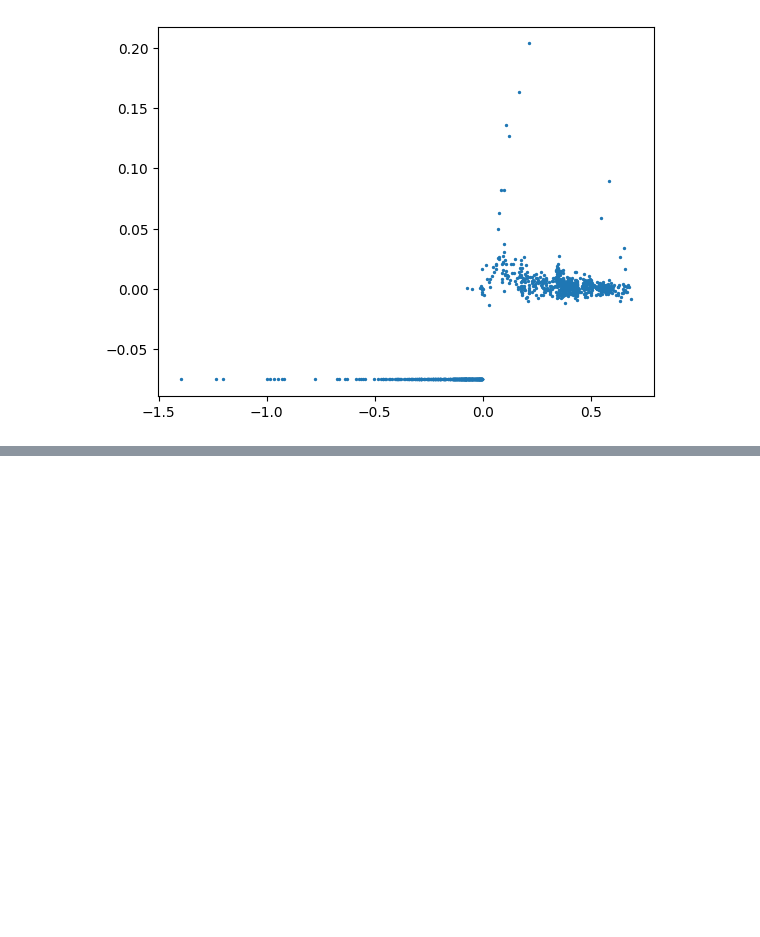
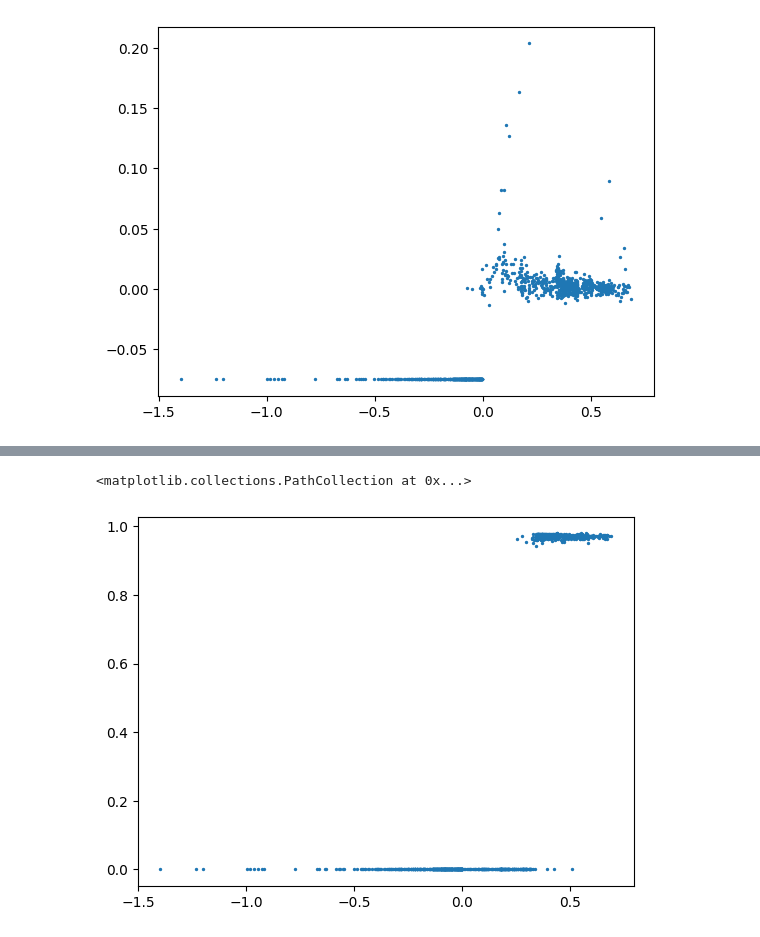
Before and after one commit to colinstephen/topological_divergences, a Jupyter notebook: experiments2.ipynb, the cells around one changed output, grey strips where cells are left out. Drawn from its saved outputs; the diff is of its cells as text; code cells hidden in the pictures; blank space fills up the shorter version.

```diff
--- a/experiments2.ipynb
+++ b/experiments2.ipynb
@@ -353,0 +396,5 @@ plt.show()
+# %%
+plt.scatter(lyapunovs, knn_stats[:,0], s=2)
+# %% [output]
+<matplotlib.collections.PathCollection at 0x...>
+[figure, added]
```
Also changed, not shown: parts of 14 cells of this notebook.
